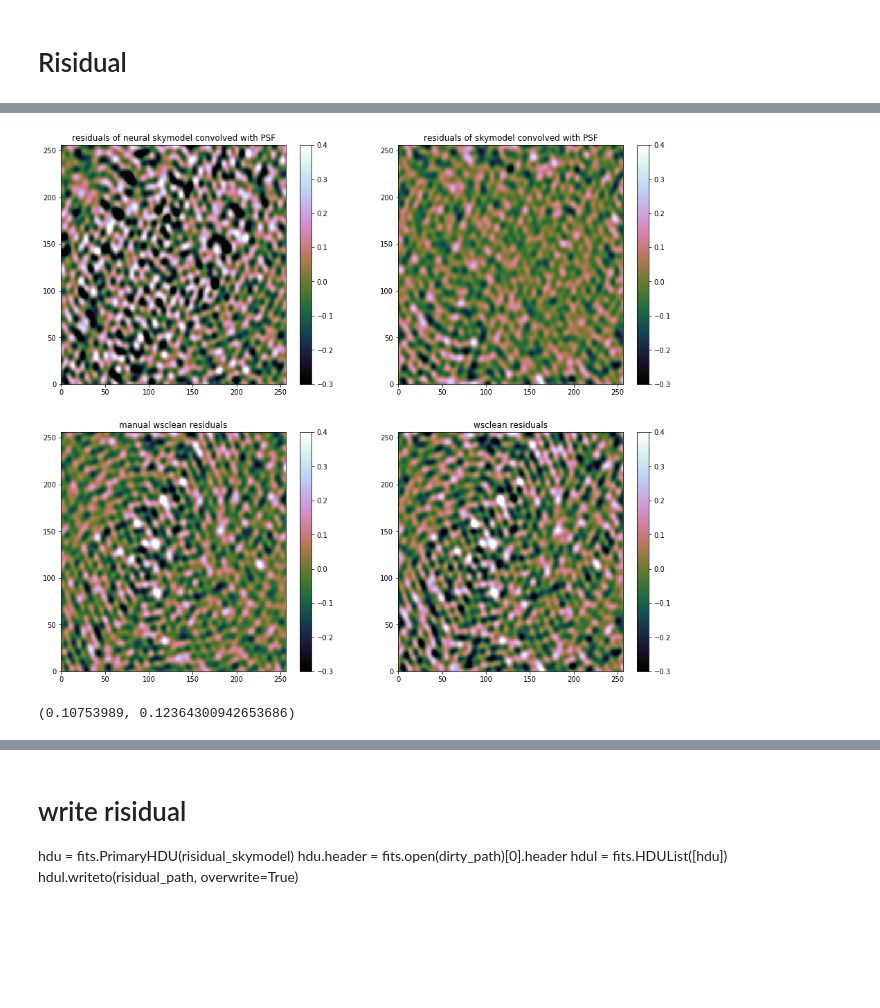
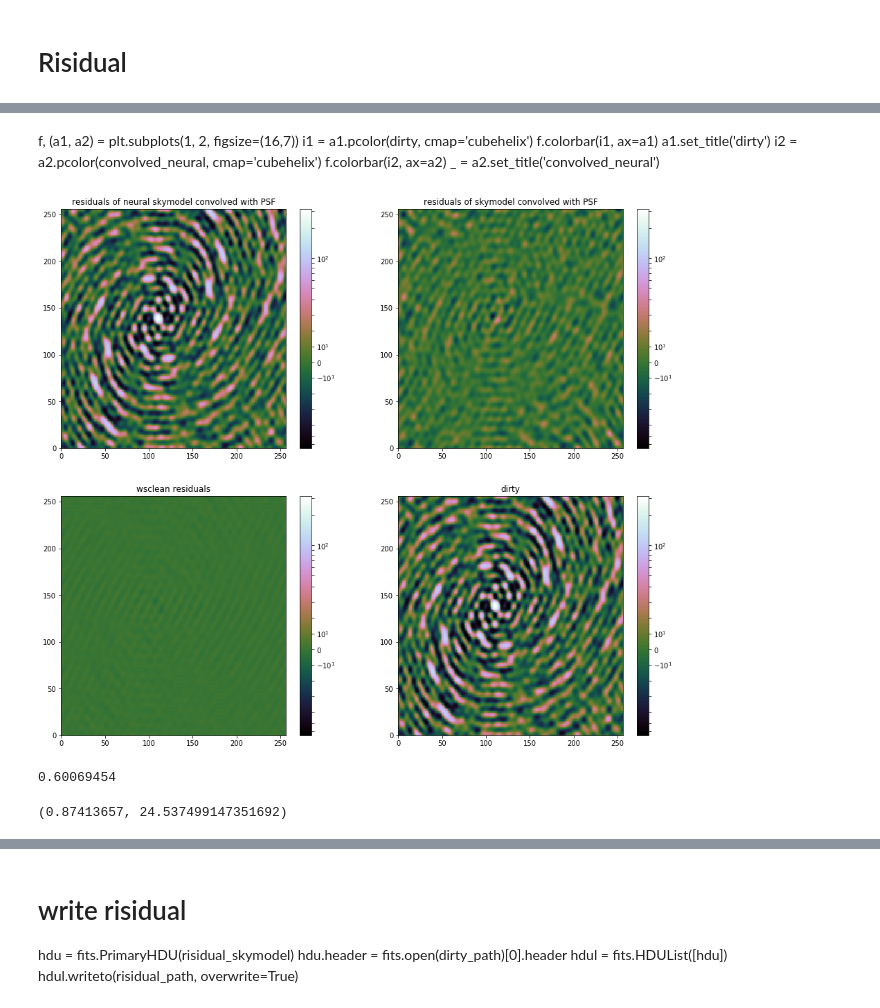
Before and after one commit to gijzelaerr/vacuum-cleaner, a Jupyter notebook: notebooks/convolve.ipynb, the cells around one changed output, grey strips where cells are left out. Cells and saved outputs as stored; diff of their text form; code cells hidden in the pictures; blank space fills up the shorter version.

```diff
--- a/notebooks/convolve.ipynb
+++ b/notebooks/convolve.ipynb
@@ -149,11 +119,3 @@ convolved_skymodel.shape
 convolved_neural.shape
 # %% [output]
 (256, 256)
-# %%
-f, (a1, a2) = plt.subplots(1, 2, figsize=(16,7))
-i1 = a1.pcolor(convolved_skymodel, cmap='cubehelix')
-f.colorbar(i1, ax=a1)
-a1.set_title('convolved_skymodel')
-i2 = a2.pcolor(convolved_neural, cmap='cubehelix')
-f.colorbar(i2, ax=a2)
-_ = a2.set_title('convolved_neural')
@@ -162,8 +121,0 @@ _ = a2.set_title('convolved_neural')
-# %%
-f, (a1, a2) = plt.subplots(1, 2, figsize=(16,7))
-i1 = a1.pcolor(dirty, cmap='cubehelix')
-f.colorbar(i1, ax=a1)
-a1.set_title('dirty')
-i2 = a2.pcolor(convolved_neural, cmap='cubehelix')
-f.colorbar(i2, ax=a2)
-_ = a2.set_title('convolved_neural')
@@ -173,12 +139,4 @@ _ = a2.set_title('convolved_neural')
 # Risidual
 # %%
 # scale convoled to dirty image
-convolved_neural = convolved_neural * (dirty.max() / convolved_neural.max())
+convolved_neural = convolved_neural  #* (dirty.max() / convolved_neural.max())
-# %%
-f, (a1, a2) = plt.subplots(1, 2, figsize=(16,7))
-i1 = a1.pcolor(dirty, cmap='cubehelix')
-f.colorbar(i1, ax=a1)
-a1.set_title('dirty')
-i2 = a2.pcolor(convolved_neural, cmap='cubehelix')
-f.colorbar(i2, ax=a2)
-_ = a2.set_title('convolved_neural')
@@ -187,24 +143,39 @@ _ = a2.set_title('convolved_neural')
+# %% [markdown]
+f, (a1, a2) = plt.subplots(1, 2, figsize=(16,7))
+i1 = a1.pcolor(dirty, cmap='cubehelix')
+f.colorbar(i1, ax=a1)
+a1.set_title('dirty')
+i2 = a2.pcolor(convolved_neural, cmap='cubehelix')
+f.colorbar(i2, ax=a2)
+_ = a2.set_title('convolved_neural')
 # %%
 residual_neural = dirty - convolved_neural
 residual_skymodel = dirty - convolved_skymodel
 residual_model_wsclean = dirty - convolved_model_wsclean
 # %%
+import matplotlib.colors as colors
 f, ((a1, a2), (a3, a4))= plt.subplots(2, 2, figsize=(16,14))
-i1 = a1.pcolor(residual_neural, cmap='cubehelix', vmin=-0.3, vmax=0.4)
+vmin, vmax = residual_skymodel.min(), residual_skymodel.max()
+norm = colors.SymLogNorm(vmax)
+i1 = a1.pcolor(residual_neural, cmap='cubehelix', norm=norm)
 a1.set_title('residuals of neural skymodel convolved with PSF')
 f.colorbar(i1, ax=a1)
-i2 = a2.pcolor(residual_skymodel, cmap='cubehelix', vmin=-0.3, vmax=0.4)
+i2 = a2.pcolor(residual_skymodel, cmap='cubehelix', norm=norm)
 f.colorbar(i2, ax=a2)
 a2.set_title('residuals of skymodel convolved with PSF')
-i3 = a3.pcolor(residual_wsclean, cmap='cubehelix', vmin=-0.3, vmax=0.4)
-a3.set_title('manual wsclean residuals')
+i3 = a3.pcolor(residual_wsclean, cmap='cubehelix',norm=norm)
+a3.set_title('wsclean residuals')
 f.colorbar(i3, ax=a3)
-i4 = a4.pcolor(residual_model_wsclean, cmap='cubehelix', vmin=-0.3, vmax=0.4)
+i4 = a4.pcolor(dirty, cmap='cubehelix', norm=norm)
 f.colorbar(i4, ax=a4)
-_ = a4.set_title('wsclean residuals')
+_ = a4.set_title('dirty')
 # %% [output]
-[figure, old version]
+[figure, new version]
+# %%
+output.max()
+# %% [output]
+0.60069454
 # %%
-np.std(residual), np.std(residual_neural)
+np.std(residual_wsclean), np.std(residual_neural)
 # %% [output]
-(0.10753989, 0.12364300942653686)
+(0.87413657, 24.537499147351692)
```
Also changed, not shown: parts of 22 cells of this notebook, 2 other files.
